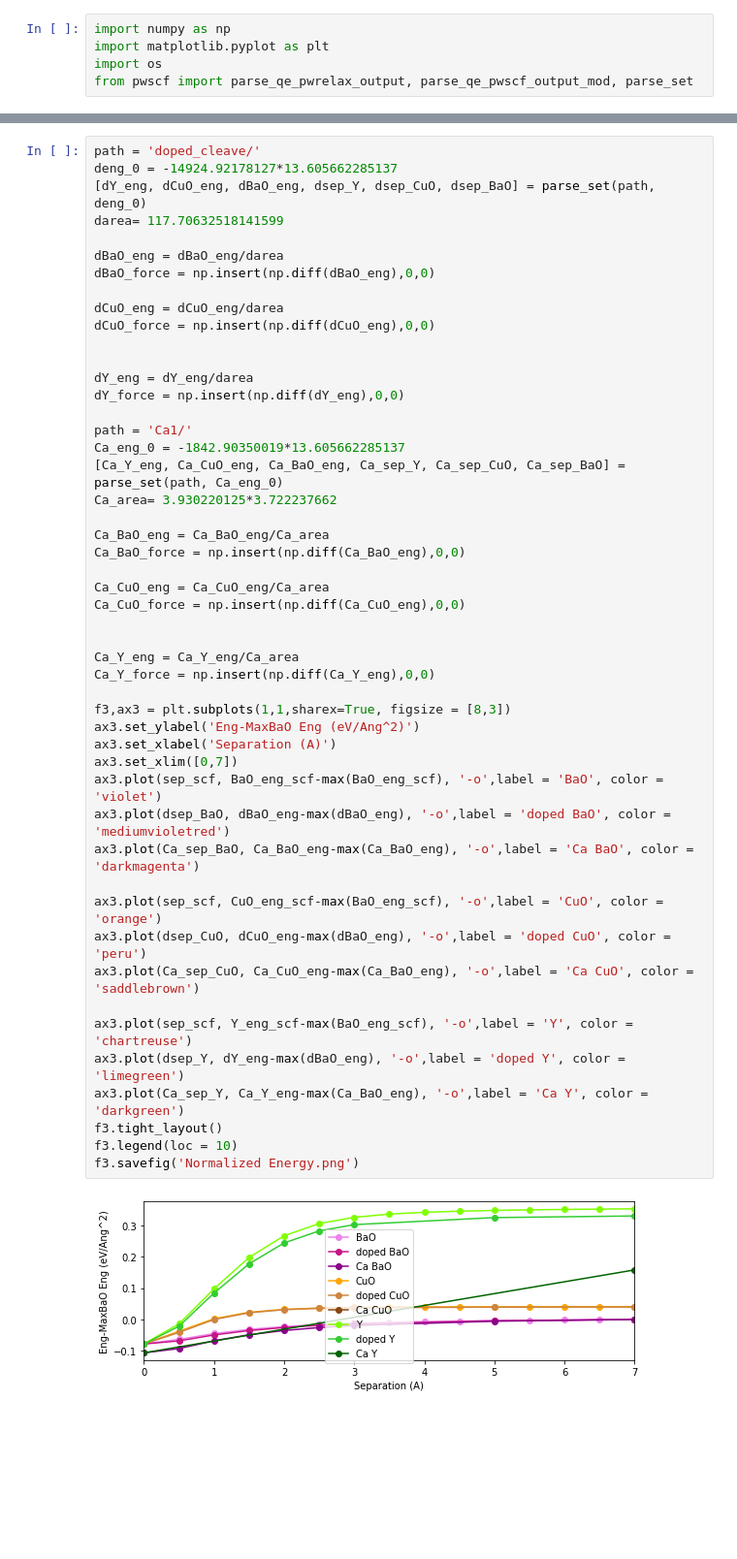
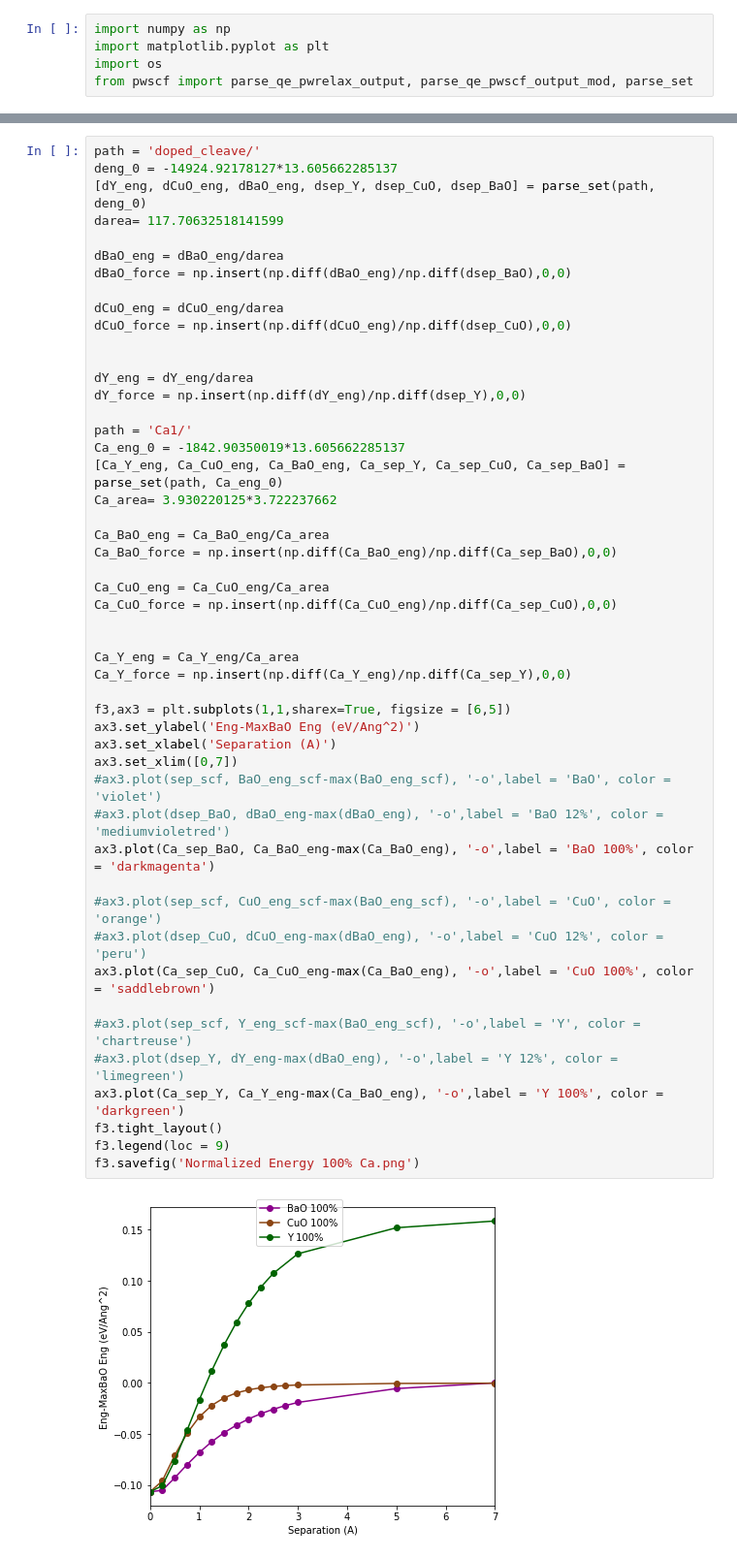
Before and after one commit to llittle/AP275, a Jupyter notebook: Results.ipynb, the cells around one changed output, grey strips where cells are left out. Shown: that part at 97% size. Drawn from its saved outputs; the diff is of its cells as text; blank space fills up the shorter version.

Commit message:
Add more 100% Ca doped results and figs

```diff
--- a/Results.ipynb
+++ b/Results.ipynb
@@ -83,50 +83,50 @@ path = 'doped_cleave/'
 deng_0 = -14924.92178127*13.605662285137
 [dY_eng, dCuO_eng, dBaO_eng, dsep_Y, dsep_CuO, dsep_BaO] = parse_set(path, deng_0)
 darea= 117.70632518141599
 
 dBaO_eng = dBaO_eng/darea
-dBaO_force = np.insert(np.diff(dBaO_eng),0,0)
+dBaO_force = np.insert(np.diff(dBaO_eng)/np.diff(dsep_BaO),0,0)
 
 dCuO_eng = dCuO_eng/darea
-dCuO_force = np.insert(np.diff(dCuO_eng),0,0)
+dCuO_force = np.insert(np.diff(dCuO_eng)/np.diff(dsep_CuO),0,0)
 
 
 dY_eng = dY_eng/darea
-dY_force = np.insert(np.diff(dY_eng),0,0)
+dY_force = np.insert(np.diff(dY_eng)/np.diff(dsep_Y),0,0)
 
 path = 'Ca1/'
 Ca_eng_0 = -1842.90350019*13.605662285137
 [Ca_Y_eng, Ca_CuO_eng, Ca_BaO_eng, Ca_sep_Y, Ca_sep_CuO, Ca_sep_BaO] = parse_set(path, Ca_eng_0)
 Ca_area= 3.930220125*3.722237662
 
 Ca_BaO_eng = Ca_BaO_eng/Ca_area
-Ca_BaO_force = np.insert(np.diff(Ca_BaO_eng),0,0)
+Ca_BaO_force = np.insert(np.diff(Ca_BaO_eng)/np.diff(Ca_sep_BaO),0,0)
 
 Ca_CuO_eng = Ca_CuO_eng/Ca_area
-Ca_CuO_force = np.insert(np.diff(Ca_CuO_eng),0,0)
+Ca_CuO_force = np.insert(np.diff(Ca_CuO_eng)/np.diff(Ca_sep_CuO),0,0)
 
 
 Ca_Y_eng = Ca_Y_eng/Ca_area
-Ca_Y_force = np.insert(np.diff(Ca_Y_eng),0,0)
+Ca_Y_force = np.insert(np.diff(Ca_Y_eng)/np.diff(Ca_sep_Y),0,0)
 
-f3,ax3 = plt.subplots(1,1,sharex=True, figsize = [8,3])
+f3,ax3 = plt.subplots(1,1,sharex=True, figsize = [6,5])
 ax3.set_ylabel('Eng-MaxBaO Eng (eV/Ang^2)')
 ax3.set_xlabel('Separation (A)')
 ax3.set_xlim([0,7])
-ax3.plot(sep_scf, BaO_eng_scf-max(BaO_eng_scf), '-o',label = 'BaO', color = 'violet')
-ax3.plot(dsep_BaO, dBaO_eng-max(dBaO_eng), '-o',label = 'doped BaO', color = 'mediumvioletred')
-ax3.plot(Ca_sep_BaO, Ca_BaO_eng-max(Ca_BaO_eng), '-o',label = 'Ca BaO', color = 'darkmagenta')
+#ax3.plot(sep_scf, BaO_eng_scf-max(BaO_eng_scf), '-o',label = 'BaO', color = 'violet')
+#ax3.plot(dsep_BaO, dBaO_eng-max(dBaO_eng), '-o',label = 'BaO 12%', color = 'mediumvioletred')
+ax3.plot(Ca_sep_BaO, Ca_BaO_eng-max(Ca_BaO_eng), '-o',label = 'BaO 100%', color = 'darkmagenta')
 
-ax3.plot(sep_scf, CuO_eng_scf-max(BaO_eng_scf), '-o',label = 'CuO', color = 'orange')
-ax3.plot(dsep_CuO, dCuO_eng-max(dBaO_eng), '-o',label = 'doped CuO', color = 'peru')
-ax3.plot(Ca_sep_CuO, Ca_CuO_eng-max(Ca_BaO_eng), '-o',label = 'Ca CuO', color = 'saddlebrown')
+#ax3.plot(sep_scf, CuO_eng_scf-max(BaO_eng_scf), '-o',label = 'CuO', color = 'orange')
+#ax3.plot(dsep_CuO, dCuO_eng-max(dBaO_eng), '-o',label = 'CuO 12%', color = 'peru')
+ax3.plot(Ca_sep_CuO, Ca_CuO_eng-max(Ca_BaO_eng), '-o',label = 'CuO 100%', color = 'saddlebrown')
 
-ax3.plot(sep_scf, Y_eng_scf-max(BaO_eng_scf), '-o',label = 'Y', color = 'chartreuse')
-ax3.plot(dsep_Y, dY_eng-max(dBaO_eng), '-o',label = 'doped Y', color = 'limegreen')
-ax3.plot(Ca_sep_Y, Ca_Y_eng-max(Ca_BaO_eng), '-o',label = 'Ca Y', color = 'darkgreen')
+#ax3.plot(sep_scf, Y_eng_scf-max(BaO_eng_scf), '-o',label = 'Y', color = 'chartreuse')
+#ax3.plot(dsep_Y, dY_eng-max(dBaO_eng), '-o',label = 'Y 12%', color = 'limegreen')
+ax3.plot(Ca_sep_Y, Ca_Y_eng-max(Ca_BaO_eng), '-o',label = 'Y 100%', color = 'darkgreen')
 f3.tight_layout()
-f3.legend(loc = 10)
-f3.savefig('Normalized Energy.png')
+f3.legend(loc = 9)
+f3.savefig('Normalized Energy 100% Ca.png')
 # %% [output]
-[figure, old version]
+[figure, new version]
 # %%
```
Also changed, not shown: parts of 3 cells of this notebook, 56 other files.
